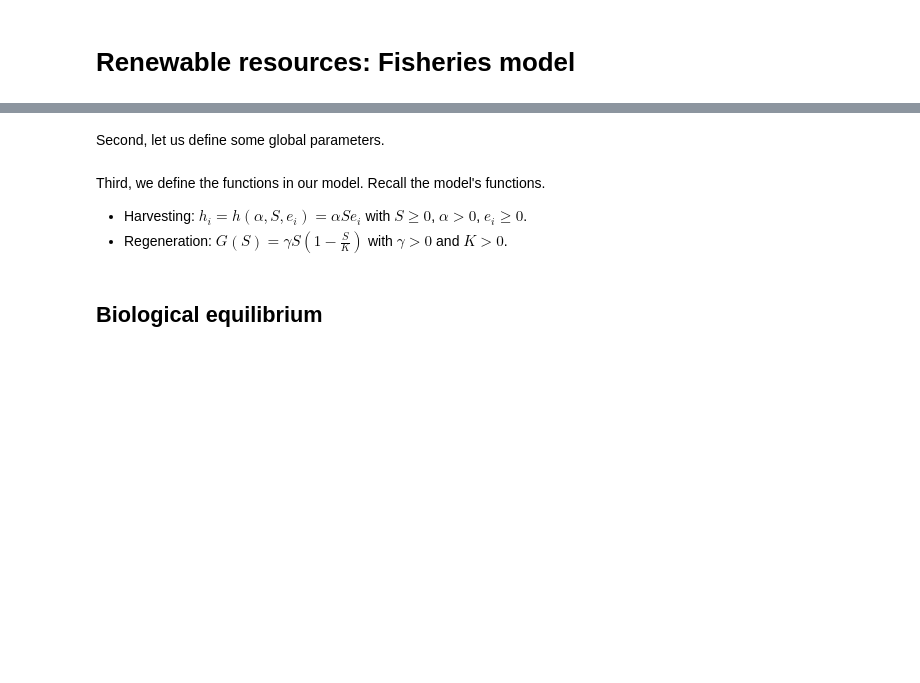
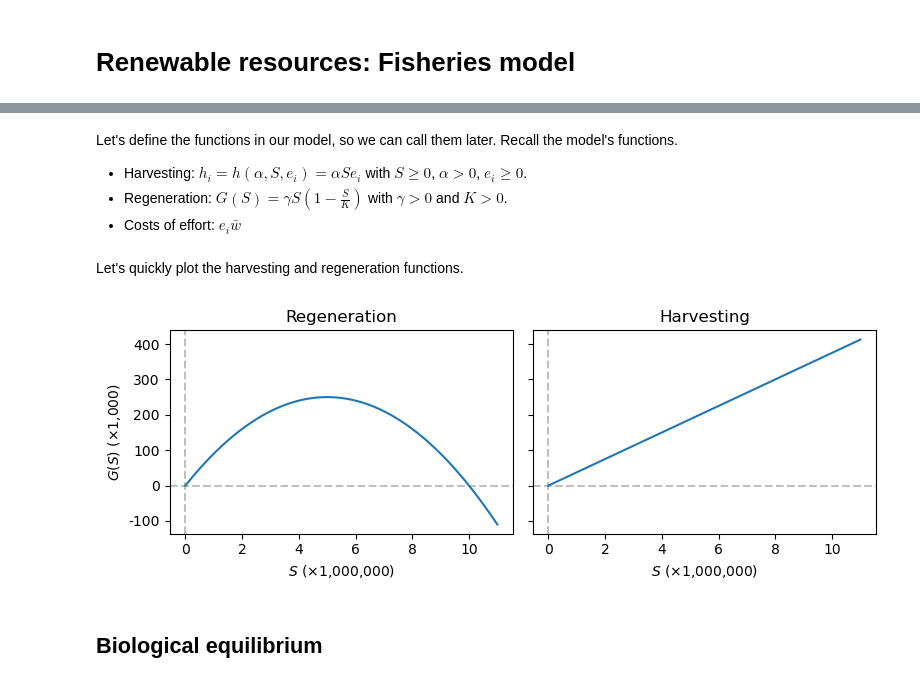
Before and after one commit to Leonbremer/fisheries, a Jupyter notebook: fish.ipynb, the cells around one changed output, grey strips where cells are left out. Saved outputs shown, nothing was run; the diff lists cells and outputs as text; code cells hidden in the pictures; blank space fills up the shorter version.

```diff
--- a/fish.ipynb
+++ b/fish.ipynb
@@ -16,5 +16,3 @@ First, we import the packages needed.
 import numpy as np
 import matplotlib.pyplot as plt
-# %% [markdown]
-Second, let us define some global parameters.
 # %%
@@ -29,7 +26,8 @@ w = 1# wage
 # %% [markdown]
-Third, we define the functions in our model. Recall the model's functions.
+Let's define the functions in our model, so we can call them later. Recall the model's functions.
 - Harvesting: $h_i = h(\alpha, S, e_i) = \alpha S e_i$ with $S \geq 0$, $\alpha>0$, $e_i \geq 0$.
 - Regeneration: $G(S) = \gamma S \left( 1 - \frac{S}{K} \right)$ with $\gamma > 0$ and $K > 0$.
+- Costs of effort: $e_i \bar{w}$
 # %%
 # Regeneration function
 def G(gamma, S, K):
@@ -102,3 +50,30 @@ def c(e, w):
+# %% [markdown]
+Let's quickly plot the harvesting and regeneration functions.
+# %%
+m = 10**6
+t = 10**3
+s = np.linspace(0,k+m,t)# Domain of plot
+# Biological equilibrium
+fig, (ax0,ax1) = plt.subplots(nrows=1,ncols=2,figsize=(8, 3),sharey=True,sharex=True)
+# Plot on both subplots
+for ax in [ax0,ax1]:
+    ax.axhline(0,linestyle='--',color="grey",alpha=.5)
+    ax.axvline(0,linestyle='--',color="grey",alpha=.5)
+    ax.set_xlabel(r'$S$ ($\times$1,000,000)')
+    ax.xaxis.set_major_formatter(lambda s,t: "{:,.0f}".format(s/10**6))
+    ax.yaxis.set_major_formatter(lambda s,t: "{:,.0f}".format(s/10**3))
+
+ax0.plot(s, G(gamma=gamma, S=s, K=k), label=r'$G(S)$')
+ax1.plot(s, H(alpha,S=s,e=50), label=r'$G(S)$')
+
+ax0.set_ylabel(r'$G(S)$ ($\times$1,000)')
+# Plot information
+ax0.set_title('Regeneration')
+ax1.set_title('Harvesting')
+plt.tight_layout()
+plt.show()
+# %% [output]
+[figure, added]
 # %% [markdown]
 ## Biological equilibrium
 # %% [markdown]
```
Also changed, not shown: parts of 40 cells of this notebook.
